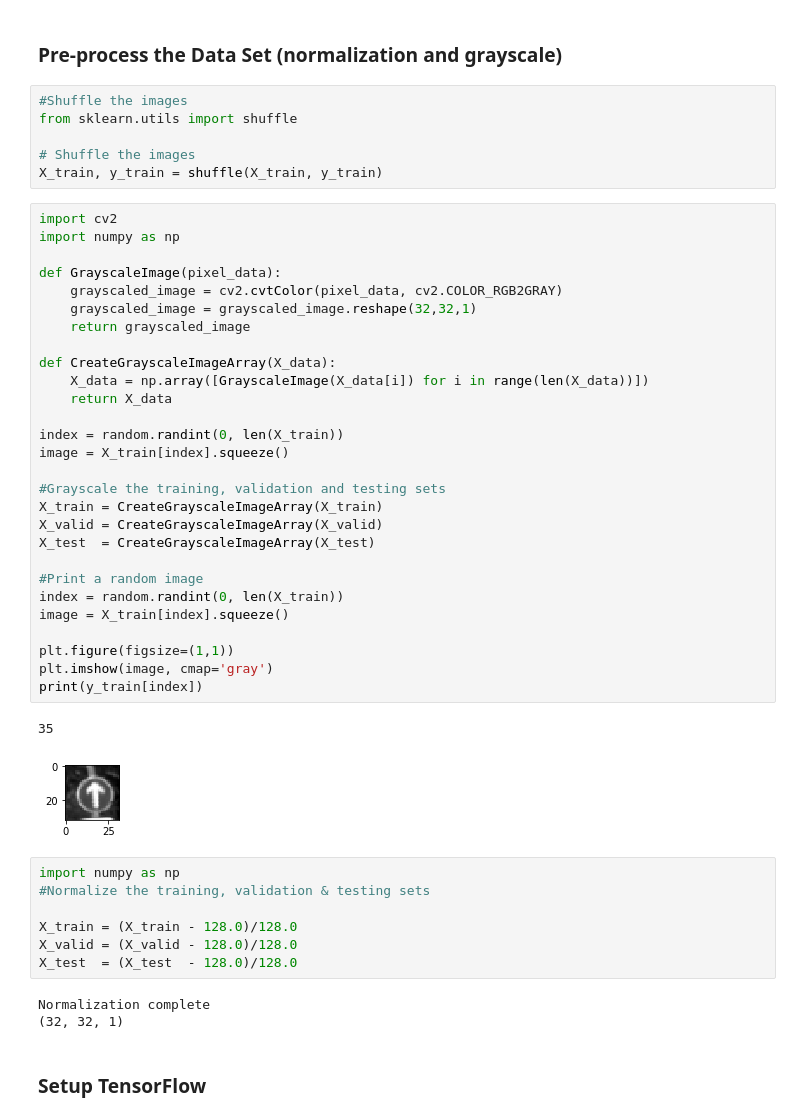
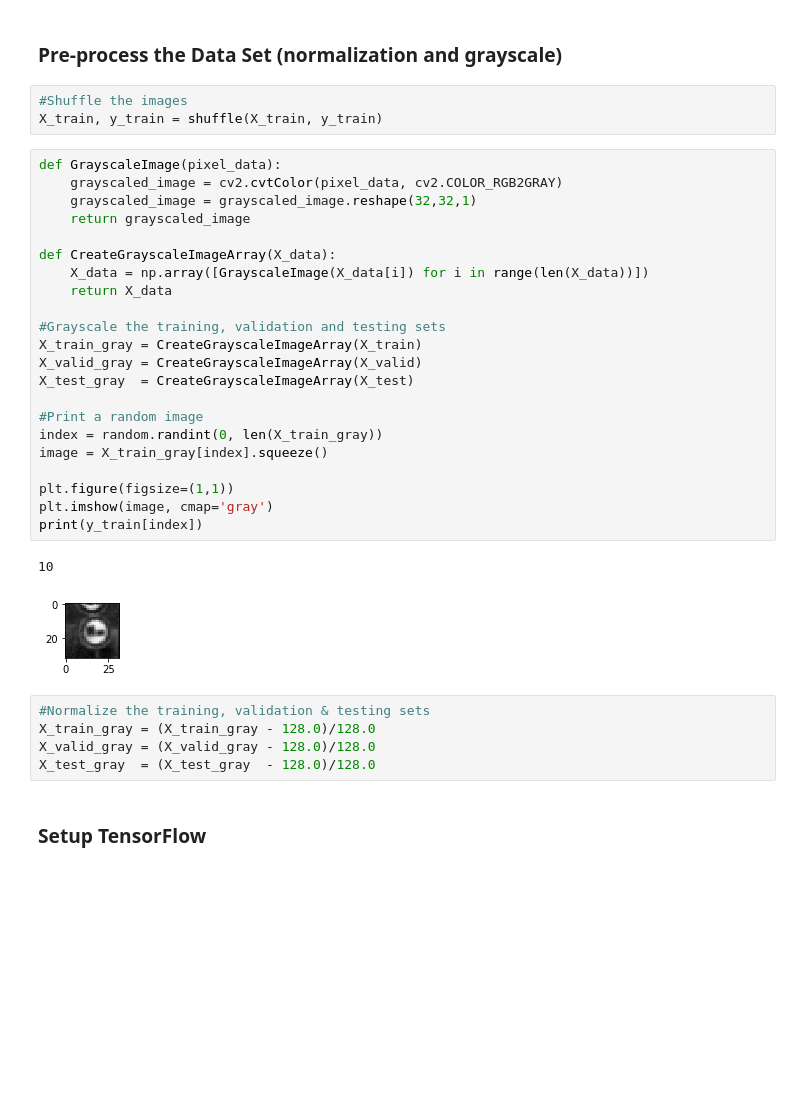
Before and after one commit to shareq2005/CarND-Traffic-Sign-Classifier-Project, a Jupyter notebook: Traffic_Sign_Classifier.ipynb, the cells around one changed output. Drawn from its saved outputs; the diff is of its cells as text; blank space fills up the shorter version.

```diff
--- a/Traffic_Sign_Classifier.ipynb
+++ b/Traffic_Sign_Classifier.ipynb
@@ -129,51 +120,37 @@ plt.show()
 ### Pre-process the Data Set (normalization and grayscale)
 # %%
 #Shuffle the images
-from sklearn.utils import shuffle
-
-# Shuffle the images
 X_train, y_train = shuffle(X_train, y_train)
 # %%
-import cv2
-import numpy as np
-
 def GrayscaleImage(pixel_data):
     grayscaled_image = cv2.cvtColor(pixel_data, cv2.COLOR_RGB2GRAY)
     grayscaled_image = grayscaled_image.reshape(32,32,1)
     return grayscaled_image
 
 def CreateGrayscaleImageArray(X_data):
     X_data = np.array([GrayscaleImage(X_data[i]) for i in range(len(X_data))])
     return X_data
 
-index = random.randint(0, len(X_train))
-image = X_train[index].squeeze()
-
 #Grayscale the training, validation and testing sets
-X_train = CreateGrayscaleImageArray(X_train)
-X_valid = CreateGrayscaleImageArray(X_valid)
-X_test  = CreateGrayscaleImageArray(X_test)
+X_train_gray = CreateGrayscaleImageArray(X_train)
+X_valid_gray = CreateGrayscaleImageArray(X_valid)
+X_test_gray  = CreateGrayscaleImageArray(X_test)
 
 #Print a random image
-index = random.randint(0, len(X_train))
-image = X_train[index].squeeze()
+index = random.randint(0, len(X_train_gray))
+image = X_train_gray[index].squeeze()
 
 plt.figure(figsize=(1,1))
 plt.imshow(image, cmap='gray')
 print(y_train[index])
 # %% [output]
-35
+10
-[figure, old version]
+[figure, new version]
 # %%
-import numpy as np
 #Normalize the training, validation & testing sets
-
-X_train = (X_train - 128.0)/128.0
-X_valid = (X_valid - 128.0)/128.0
-X_test  = (X_test  - 128.0)/128.0
+X_train_gray = (X_train_gray - 128.0)/128.0
+X_valid_gray = (X_valid_gray - 128.0)/128.0
+X_test_gray  = (X_test_gray  - 128.0)/128.0
-# %% [output]
-Normalization complete
-(32, 32, 1)
 # %% [markdown]
 ### Setup TensorFlow
 # %%
```
Also changed, not shown: parts of 19 cells of this notebook, 8 other files.
